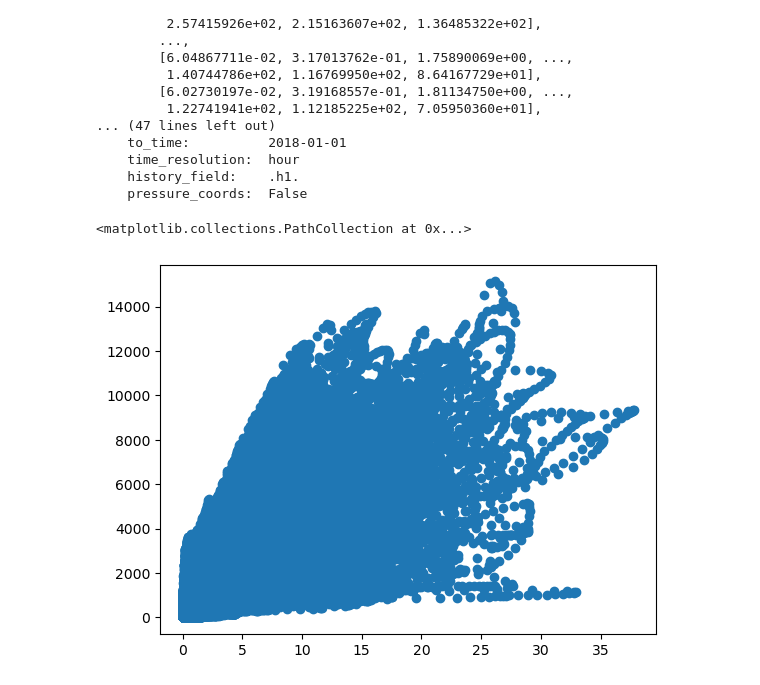
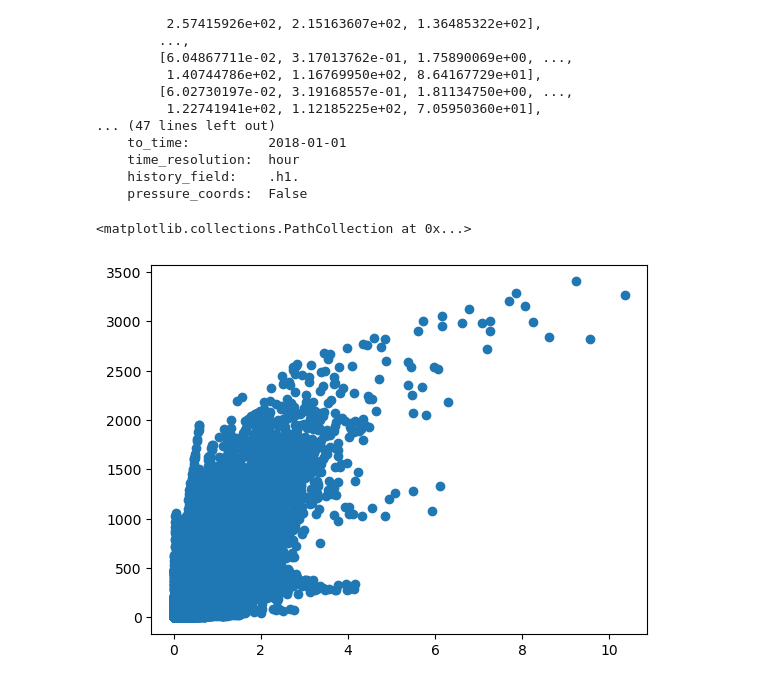
Before and after one commit to eScience-course/-Tjaernoe2022-group1, a Jupyter notebook: notebooks/Stefan/Aero NorESM Data Start.ipynb, the cells around one changed output. Cells and saved outputs as stored; diff of their text form; code cells hidden in the pictures.

Commit message:
Cool Plot from mistake

```diff
--- a/notebooks/Stefan/Aero NorESM Data Start.ipynb
+++ b/notebooks/Stefan/Aero NorESM Data Start.ipynb
@@ -551,7 +543,7 @@ array([[[2.15789816e-02, 7.47064779e-02, 3.76535933e-01, ...,
 # %%
 import matplotlib.pyplot as plt
 # %%
-plt.scatter(x = ds['SO4_tot'], y = ds_aero['N50'])
+plt.scatter(x = ds['SO4_tot'].sel(location='Zeppelin'), y = ds_aero['N50'].sel(location='Zeppelin'))
 # %% [output]
 <matplotlib.collections.PathCollection at 0x...>
-[figure, old version]
+[figure, new version]
```
Also changed, not shown: parts of 12 cells of this notebook, 1 other file.
